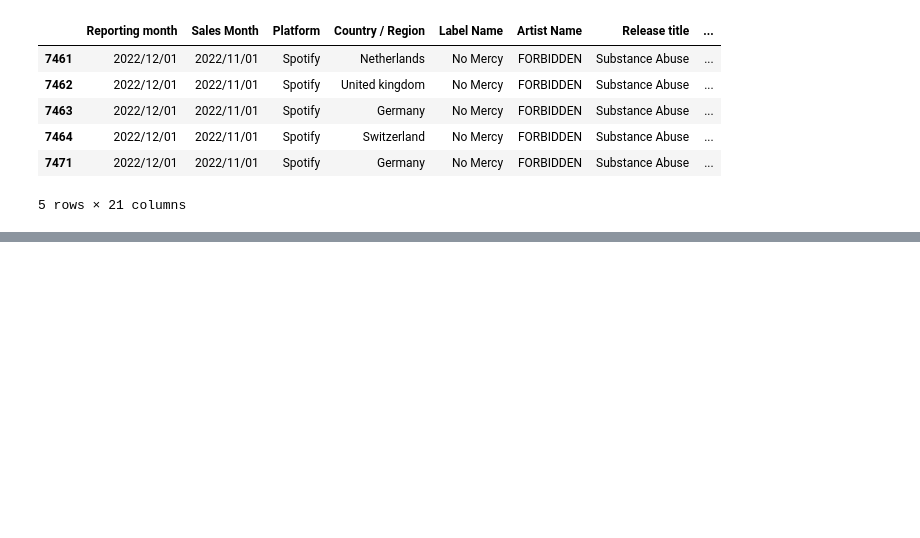
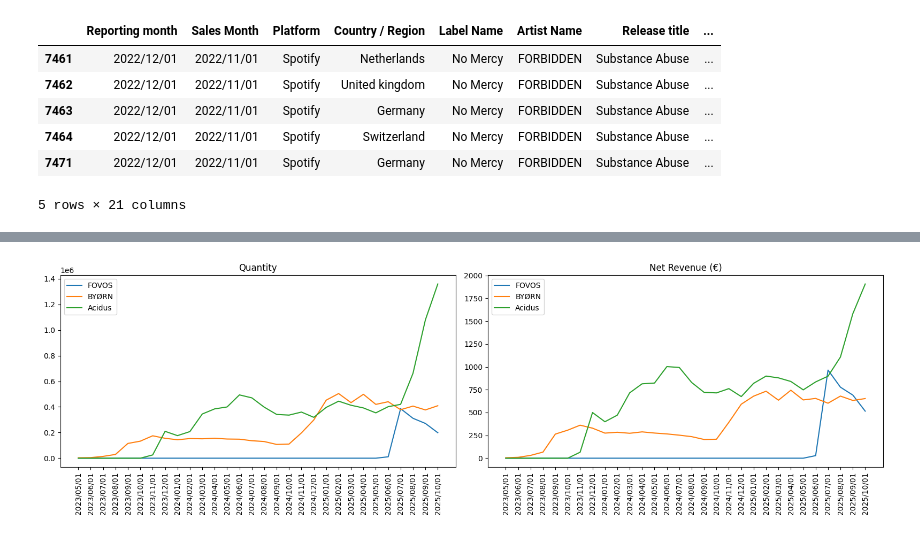
Before and after one commit to Iker-Jauregui/MLOps_Final_Project, a Jupyter notebook: notebooks/EDA.ipynb, the cells around one changed output, grey strips where cells are left out. Cells and saved outputs as stored; diff of their text form; code cells hidden in the pictures; blank space fills up the shorter version.

```diff
--- a/notebooks/EDA.ipynb
+++ b/notebooks/EDA.ipynb
@@ -114,0 +154,4 @@ array(['EUR'], dtype=object)
+# %%
+cols_to_preserve.remove('Sales Month')
+cols_to_preserve.remove('Track title')
+cols_to_preserve.remove('UPC')
@@ -114,0 +175,3 @@ array(['EUR'], dtype=object)
+# %%
+cols_to_drop = list(set(df_spotify.columns) - set(cols_to_preserve))
+display(cols_to_drop)
@@ -114,0 +186,6 @@ array(['EUR'], dtype=object)
+# %%
+df_spotify = (
+    df_spotify
+    .drop(columns=cols_to_drop)
+    .reset_index(drop=True)
+)
@@ -136,0 +458,59 @@ ValueError: The truth value of an array with more than one element is ambiguous.
+# %%
+artists_to_analyze = ["FOVOS", "BYØRN", "Acidus"]
+
+df_filtered = df[df["Artist Name"].isin(artists_to_analyze)].copy().reset_index(drop=True)
+# %%
+df_filtered = df_filtered.sort_values(by="Reporting month")
+
+all_months = (
+    df_filtered["Reporting month"]
+    .drop_duplicates()
+    .sort_values()
+)
+
+fig, (ax1, ax2) = plt.subplots(1, 2, figsize=(16, 5), sharex=True)
+
+# --------- Graphic 1: Quantity ---------
+for artist_name in artists_to_analyze:
+    df_aux = (
+        df_filtered[df_filtered["Artist Name"] == artist_name]
+        .groupby("Reporting month", as_index=False)
+        .agg(Quantity=("Quantity", "sum"))
+        .set_index("Reporting month")
+        .reindex(all_months, fill_value=0)
+    )
+
+    ax1.plot(
+        all_months,
+        df_aux["Quantity"].values,
+        label=artist_name
+    )
+
+ax1.set_title("Quantity")
+ax1.tick_params(axis="x", rotation=90)
+ax1.legend()
+
+# --------- Graphic 2: Net Revenue ---------
+for artist_name in artists_to_analyze:
+    df_aux = (
+        df_filtered[df_filtered["Artist Name"] == artist_name]
+        .groupby("Reporting month", as_index=False)
+        .agg(Net_Revenue=("Net Revenue", "sum"))
+        .set_index("Reporting month")
+        .reindex(all_months, fill_value=0)
+    )
+
+    ax2.plot(
+        all_months,
+        df_aux["Net_Revenue"].values,
+        label=artist_name
+    )
+
+ax2.set_title("Net Revenue (€)")
+ax2.tick_params(axis="x", rotation=90)
+ax2.legend()
+
+plt.tight_layout()
+plt.show()
+# %% [output]
+[figure, added]
```
Also changed, not shown: parts of 60 cells of this notebook, 1 other file.
